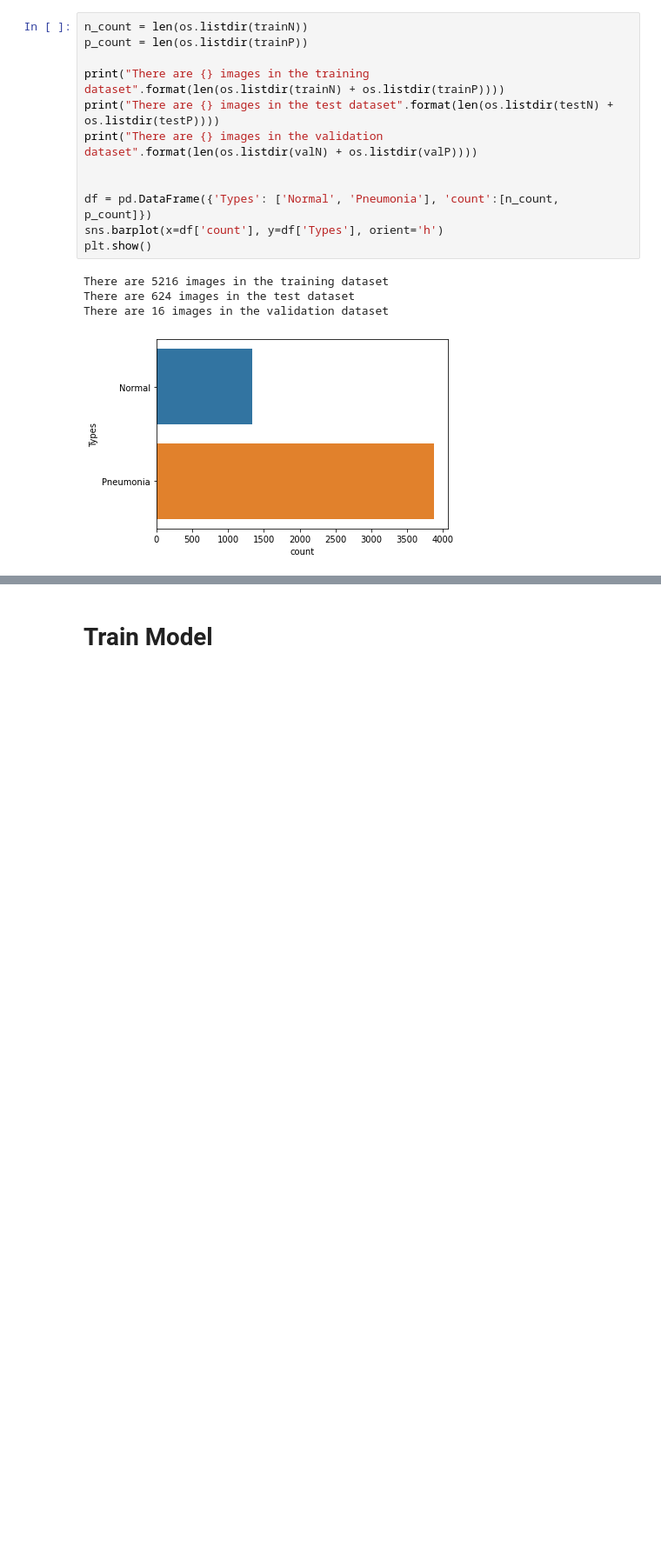
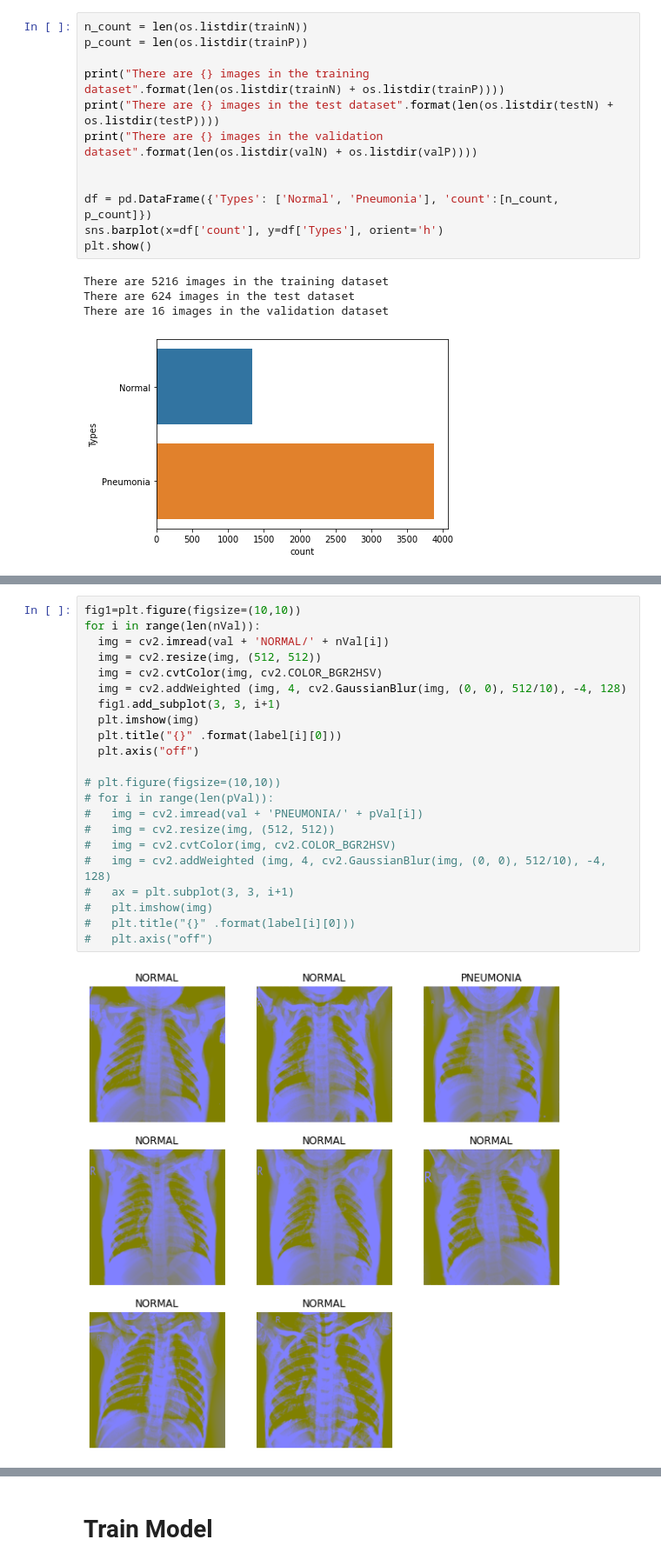
Before and after one commit to chezyio/SC1015_Project, a Jupyter notebook: SC1015_Project.ipynb, the cells around one changed output, grey strips where cells are left out. Shown at 87% size. Cells and saved outputs as stored; diff of their text form; blank space fills up the shorter version.

```diff
--- a/SC1015_Project.ipynb
+++ b/SC1015_Project.ipynb
@@ -200,0 +185,24 @@ There are 16 images in the validation dataset
+# %%
+fig1=plt.figure(figsize=(10,10))
+for i in range(len(nVal)):
+  img = cv2.imread(val + 'NORMAL/' + nVal[i])
+  img = cv2.resize(img, (512, 512))
+  img = cv2.cvtColor(img, cv2.COLOR_BGR2HSV)
+  img = cv2.addWeighted (img, 4, cv2.GaussianBlur(img, (0, 0), 512/10), -4, 128)
+  fig1.add_subplot(3, 3, i+1)
+  plt.imshow(img)
+  plt.title("{}" .format(label[i][0]))
+  plt.axis("off")
+
+# plt.figure(figsize=(10,10))
+# for i in range(len(pVal)):
+#   img = cv2.imread(val + 'PNEUMONIA/' + pVal[i])
+#   img = cv2.resize(img, (512, 512))
+#   img = cv2.cvtColor(img, cv2.COLOR_BGR2HSV)
+#   img = cv2.addWeighted (img, 4, cv2.GaussianBlur(img, (0, 0), 512/10), -4, 128)
+#   ax = plt.subplot(3, 3, i+1)
+#   plt.imshow(img)
+#   plt.title("{}" .format(label[i][0]))
+#   plt.axis("off")
+# %% [output]
+[figure, added]
```
Also changed, not shown: parts of 22 cells of this notebook.
